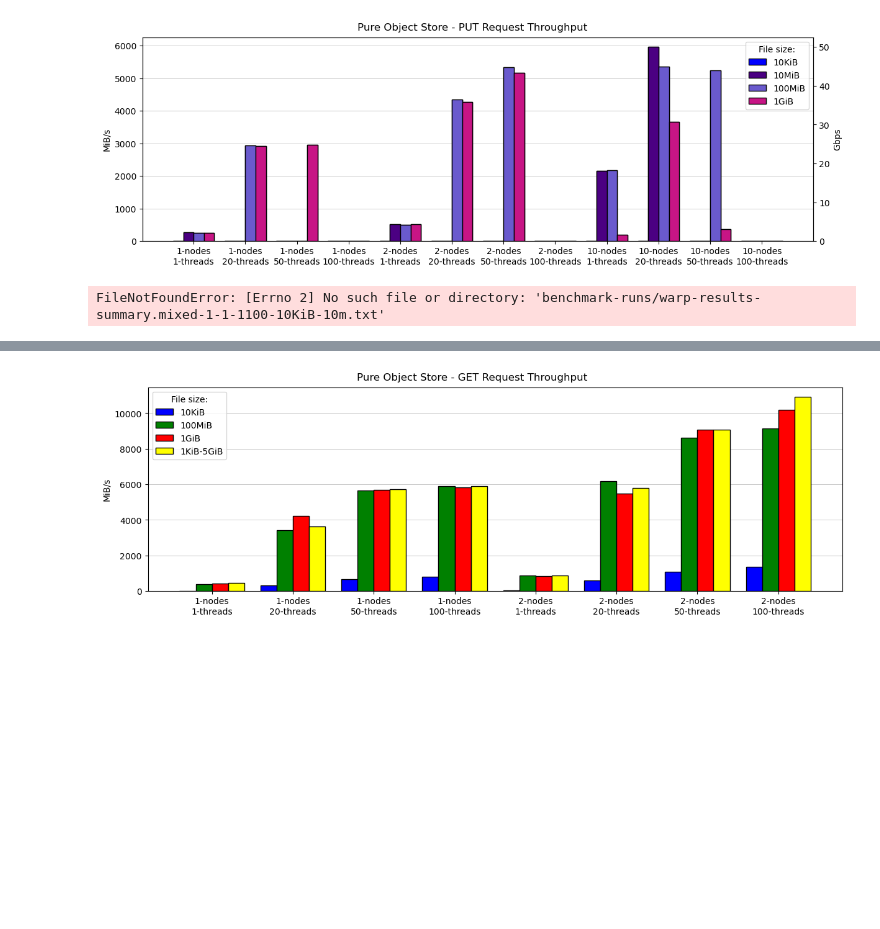
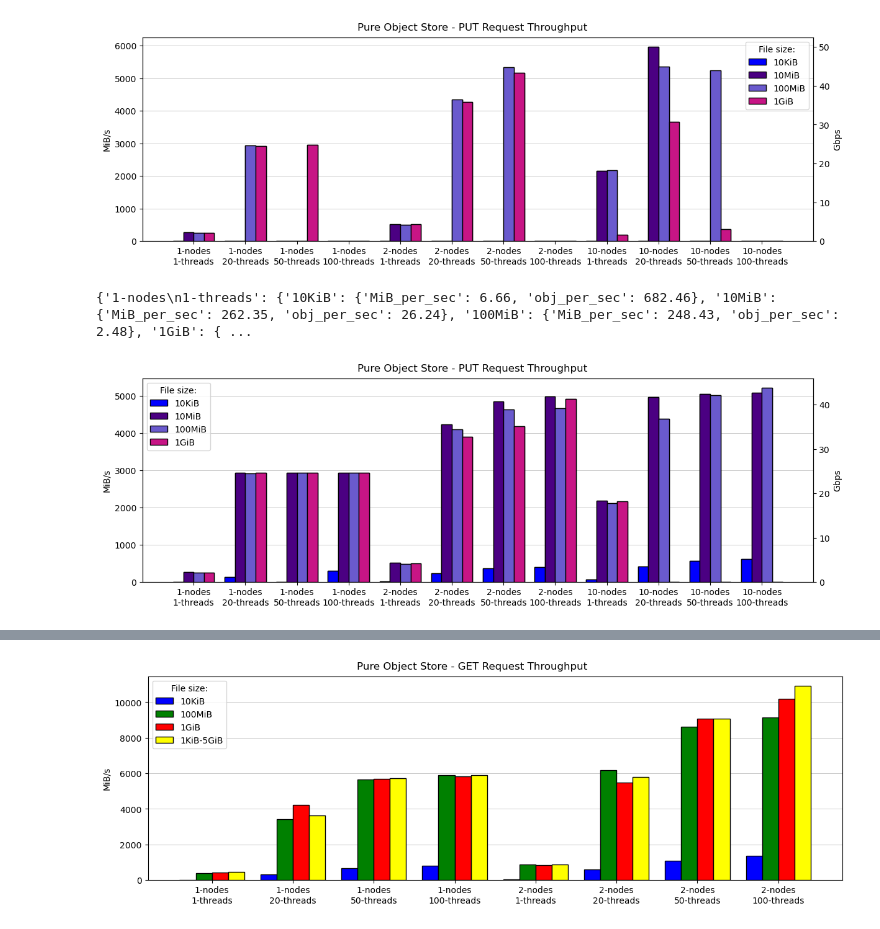
Before and after one commit to stackhpc/jasmin-fs-benchmark, a Jupyter notebook: s3-warp/Analysis-v2.ipynb, the cells around one changed output, grey strips where cells are left out. Saved outputs shown, nothing was run; the diff lists cells and outputs as text; code cells hidden in the pictures; blank space fills up the shorter version.

```diff
--- a/s3-warp/Analysis-v2.ipynb
+++ b/s3-warp/Analysis-v2.ipynb
@@ -193,29 +300,39 @@ fig.suptitle("Pure Object Store - PUT Request Throughput")
 plt.show()
 # %% [output]
 [figure]
-# %%
-# Code
-
-scores = {}
-for nodes, threads in itertools.product([1, 2, 10], [1, 20, 50, 100]):
-    key = f"{nodes}-nodes\n{threads}-threads"
-    scores[key] = {}
-    for size in ["10KiB", "100MiB", "1GiB", "1KiB-5GiB"]:
-        run_scores = parse_text_summary(
-            f'benchmark-runs/warp-results-summary.mixed-{nodes}-{threads}-1100-{size}-10m.txt'
-        )
-        for k, v in run_scores.items():
-            if v == {}:
-                run_scores[k] = {"MiB_per_sec": 0, "obj_per_sec": 0}
-        scores[key][size] = run_scores["Total"]
-
-
-bar_colours = {"10KiB":"blue", "100MiB":"green", "1GiB":"red", "1KiB-5GiB": "yellow"}
-fig, ax = plt.subplots(figsize=(12, 4), nrows=1, constrained_layout=True)
-plot_grouped_bars(scores, "MiB_per_sec", ax, bar_colours)
-ax.legend(title="File size:")
-fig.suptitle("Pure Object Store - Total Throughput")
-# plt.savefig("initial-pure-results-fixed-filesizes.png")
-plt.show()
-# %% [output]
-FileNotFoundError: [Errno 2] No such file or directory: 'benchmark-runs/warp-results-summary.mixed-1-1-1100-10KiB-10m.txt'
+# %%
+# Code
+
+scores = {}
+for nodes, threads in itertools.product([1, 2, 10], [1, 20, 50, 100]):
+    key = f"{nodes}-nodes\n{threads}-threads"
+    scores[key] = {}
+    for size in ["10KiB", "10MiB", "100MiB", "1GiB"]:
+        try:
+            run_scores = parse_text_summary(
+                f'benchmark-runs/s3-summary.pure-put-{nodes}-{threads}-0-{size}-2m.txt'
+            )
+            for k, v in run_scores.items():
+                if v == {}:
+                    run_scores[k] = {"MiB_per_sec": 0, "obj_per_sec": 0}
+            scores[key][size] = run_scores["PUT"]
+        except:
+            scores[key][size] = {"MiB_per_sec": 0, "obj_per_sec": 0}
+print(scores)
+
+bar_colours = {"10KiB":"blue", "10MiB":"indigo", "100MiB":"slateblue", "1GiB":"mediumvioletred"}
+fig, ax = plt.subplots(figsize=(12, 4), nrows=1, constrained_layout=True)
+plot_grouped_bars(scores, "MiB_per_sec", ax, bar_colours)
+ax.legend(title="File size:")
+
+ax2 = ax.twinx()
+plot_grouped_bars(scores, "MiB_per_sec", ax2, bar_colours, yaxis_unit='Gbps')
+ax2.grid()
+ax2.set_ylabel('Gbps')
+
+fig.suptitle("Pure Object Store - PUT Request Throughput")
+# plt.savefig("initial-pure-results-fixed-filesizes.png")
+plt.show()
+# %% [output]
+{'1-nodes\n1-threads': {'10KiB': {'MiB_per_sec': 6.66, 'obj_per_sec': 682.46}, '10MiB': {'MiB_per_sec': 262.35, 'obj_per_sec': 26.24}, '100MiB': {'MiB_per_sec': 248.43, 'obj_per_sec': 2.48}, '1GiB': { ...
+[figure, added]
```
Also changed, not shown: parts of 6 cells of this notebook.
